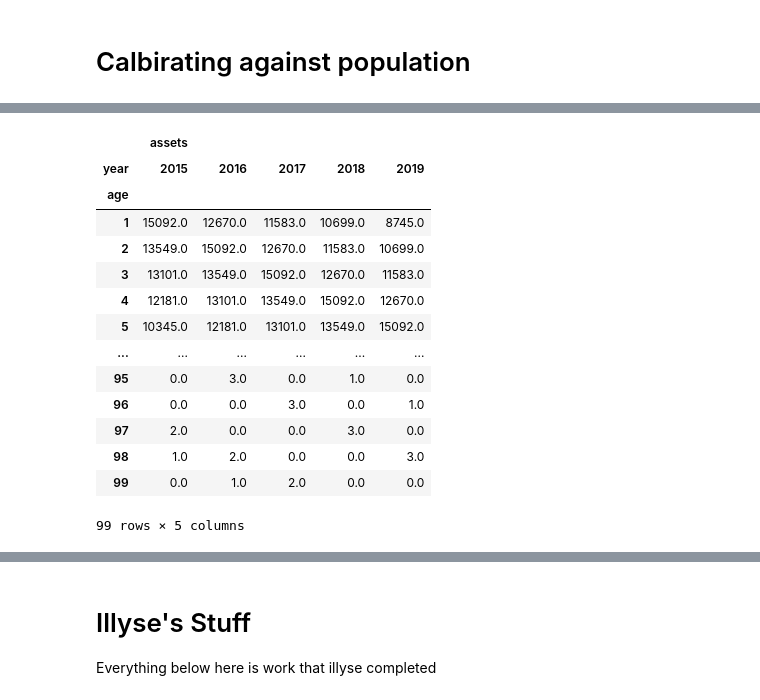
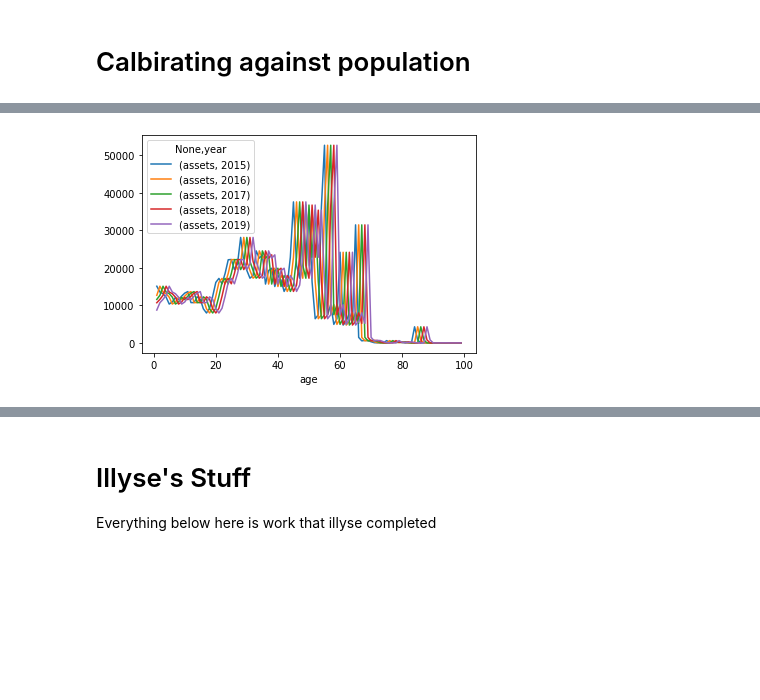
Before and after one commit to gavintreseder/pof, a Jupyter notebook: notebooks/component.ipynb, the cells around one changed output, grey strips where cells are left out. Drawn from its saved outputs; the diff is of its cells as text; code cells hidden in the pictures; blank space fills up the shorter version.

```diff
--- a/notebooks/component.ipynb
+++ b/notebooks/component.ipynb
@@ -131,23 +117,9 @@ def get_forecast_age(df, start_year, end_year, current_year=None):
 
     return df_forecast
 # %%
-df_forecast = get_forecast_age(df=df_age, start_year = 2015, end_year = 2019, current_year = 2020)
-df_forecast
+df_forecast_age = get_forecast_age(df=df_age, start_year = 2015, end_year = 2019, current_year = 2020)
+df_forecast_age.plot();
 # %% [output]
-|  | assets |  |  |  |  |
-| year | 2015 | 2016 | 2017 | 2018 | 2019 |
-| age |  |  |  |  |  |
-| 1 | 15092.0 | 12670.0 | 11583.0 | 10699.0 | 8745.0 |
-| 2 | 13549.0 | 15092.0 | 12670.0 | 11583.0 | 10699.0 |
-| 3 | 13101.0 | 13549.0 | 15092.0 | 12670.0 | 11583.0 |
-| 4 | 12181.0 | 13101.0 | 13549.0 | 15092.0 | 12670.0 |
-| 5 | 10345.0 | 12181.0 | 13101.0 | 13549.0 | 15092.0 |
-| ... | ... | ... | ... | ... | ... |
-| 95 | 0.0 | 3.0 | 0.0 | 1.0 | 0.0 |
-| 96 | 0.0 | 0.0 | 3.0 | 0.0 | 1.0 |
-| 97 | 2.0 | 0.0 | 0.0 | 3.0 | 0.0 |
-| 98 | 1.0 | 2.0 | 0.0 | 0.0 | 3.0 |
-| 99 | 0.0 | 1.0 | 2.0 | 0.0 | 0.0 |
-99 rows × 5 columns
+[figure, added]
 # %%
 df_age_cost = df_erc.groupby(by=['time'])[['cost']].sum()
```
Also changed, not shown: parts of 15 cells of this notebook, 3 other files.
